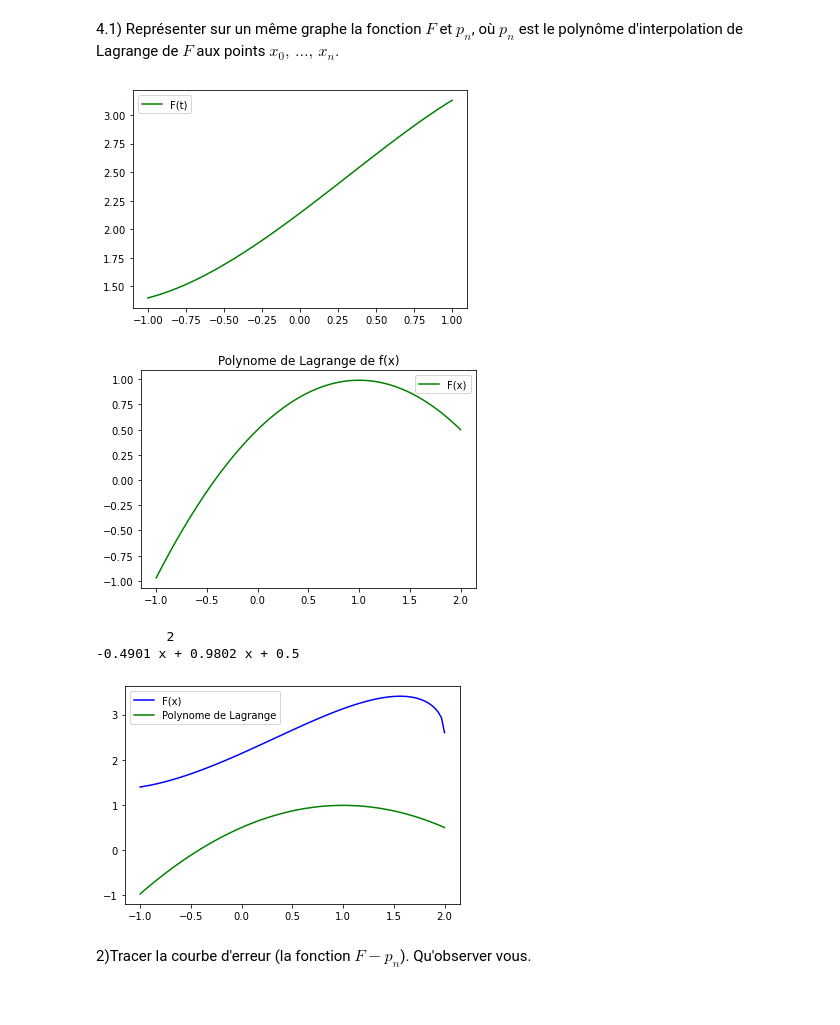
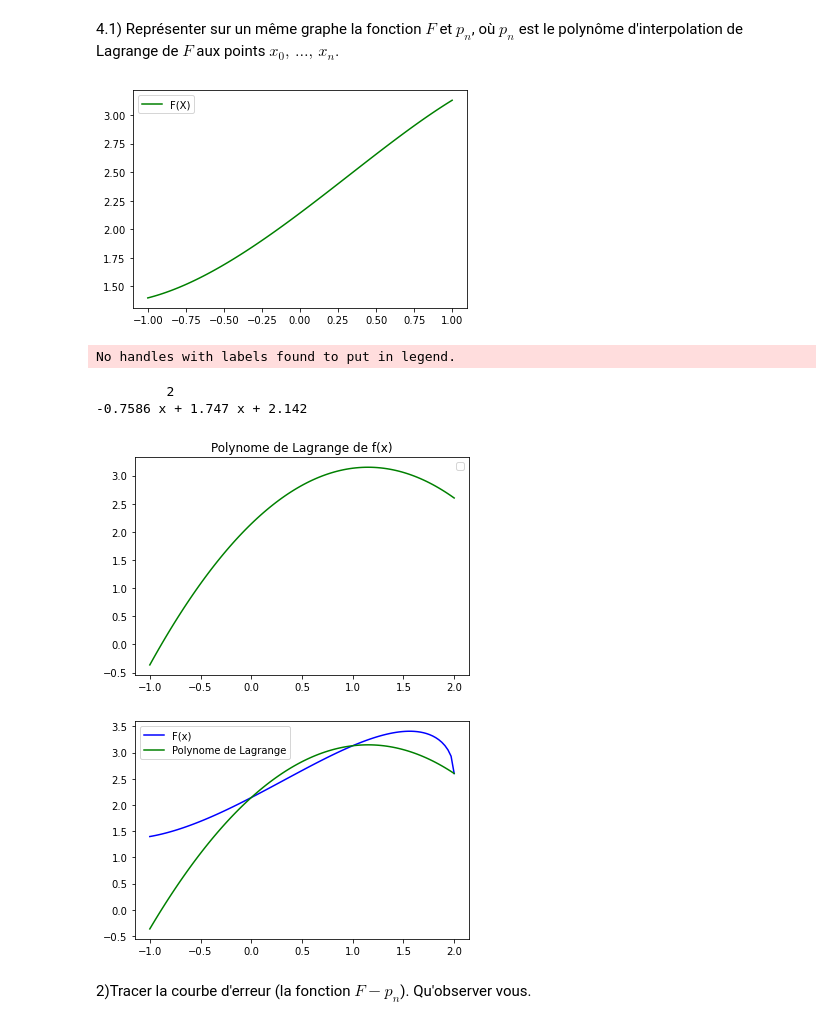
Before and after one commit to lindabouallegue/Analyse_Numerique, a Jupyter notebook: TP2/TP2_E.ipynb, the cells around one changed output. Cells and saved outputs as stored; diff of their text form; code cells hidden in the pictures.

```diff
--- a/TP2/TP2_E.ipynb
+++ b/TP2/TP2_E.ipynb
@@ -173,43 +173,48 @@ et les points d'interpolation $x_i = ih$, $0\leq i\leq n$, avec $ n=20$ et $h=0.
 import matplotlib.pyplot as plt
 import math
 from numpy import linspace
+
+f=lambda x:np.pi-np.cos(x/2)+x*np.sqrt((1-(x/2)**2))
 t=linspace(-1,1,100)
-x=np.array([0,1,2])
-f=lambda x:np.pi-np.cos(x/2)+x*np.sqrt(1-(x/2)**2)
-poly=lagrange(x,y)
-plt.plot(t,f(t),'g',label="F(t)")
+plt.plot (t,f(t),'g',label="F(X)")
 plt.legend()
 plt.show()
 
 
+from scipy.interpolate import lagrange
+x=np.array([0,1,2])
+y= np.pi-np.cos(x/2)+x*np.sqrt((1-(x/2)**2))
+poly=lagrange(x,y)
+print(poly)
+
+
+
 import matplotlib.pyplot as plt
-from numpy import linspace
 f=poly
 t=linspace(-1,2,100)
 plt.title("Polynome de Lagrange de f(x)")
-plt.plot(t,f(t),'g',label="F(x)")
+plt.plot(t,f(t),'g')
 plt.legend()
 plt.show()
-print(poly)
 # %% [output]
 [figure]
+No handles with labels found to put in legend.
+         2
+-0.7586 x + 1.747 x + 2.142
-[figure, old version]
+[figure, new version]
-         2
--0.4901 x + 0.9802 x + 0.5
 # %%
 import matplotlib.pyplot as plt
 from numpy import linspace
 import numpy as np
-h=0.1
-f=lambda h: np.pi-np.cos(h/2)+ h*np.sqrt((1-(h/2)**2))
+f=lambda x: np.pi-np.cos(x/2)+ x*np.sqrt((1-(x/2)**2))
 t=linspace(-1,2,100)
 plt.plot(t,f(t),'b',label="F(x)")
 g=poly
 plt.plot(t,g(t),'g',label="Polynome de Lagrange")
 plt.legend()
 plt.show()
 # %% [output]
-[figure, old version]
+[figure, new version]
 # %% [markdown]
 2)Tracer la courbe d'erreur  (la
  fonction $F-p_n$). Qu'observer vous.
```
Also changed, not shown: parts of 3 cells of this notebook.
